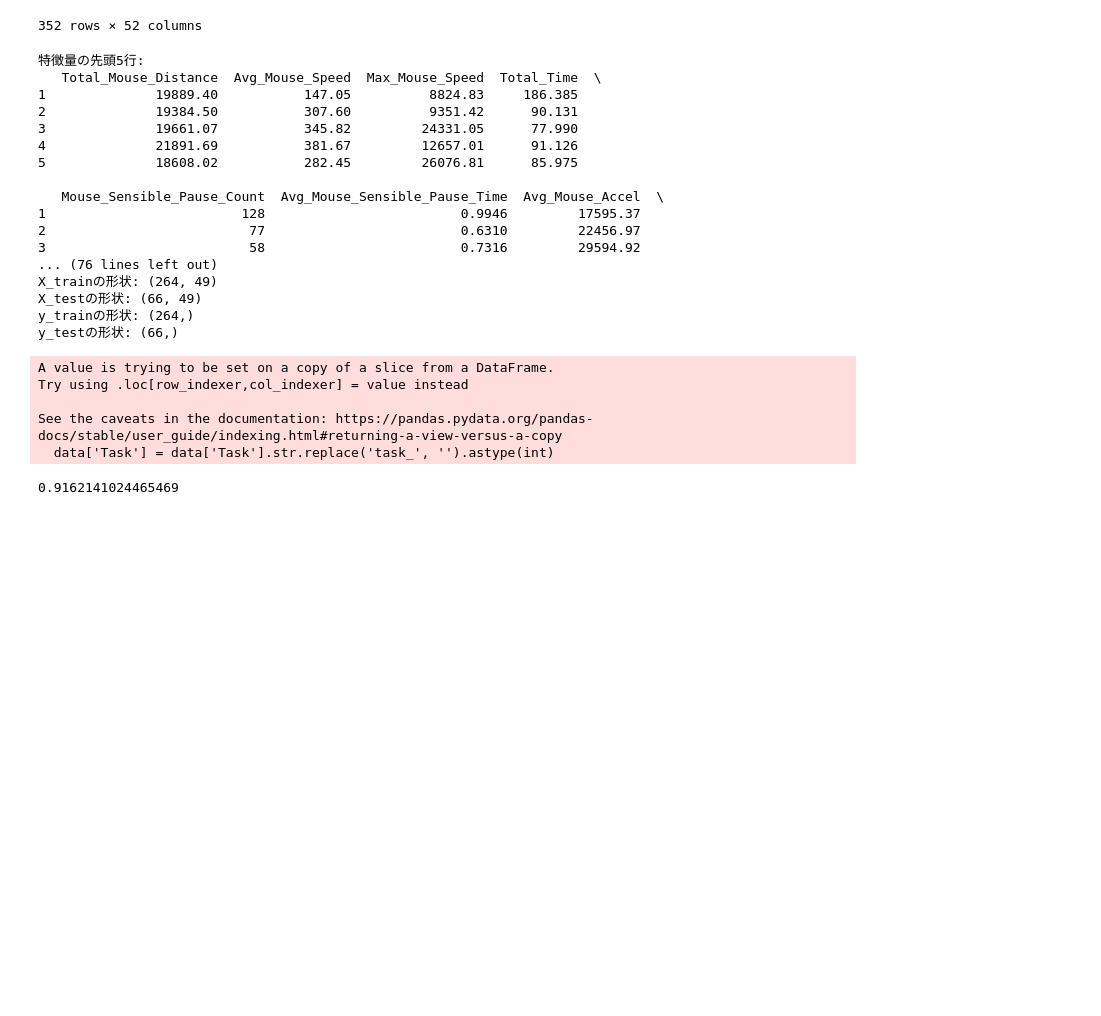
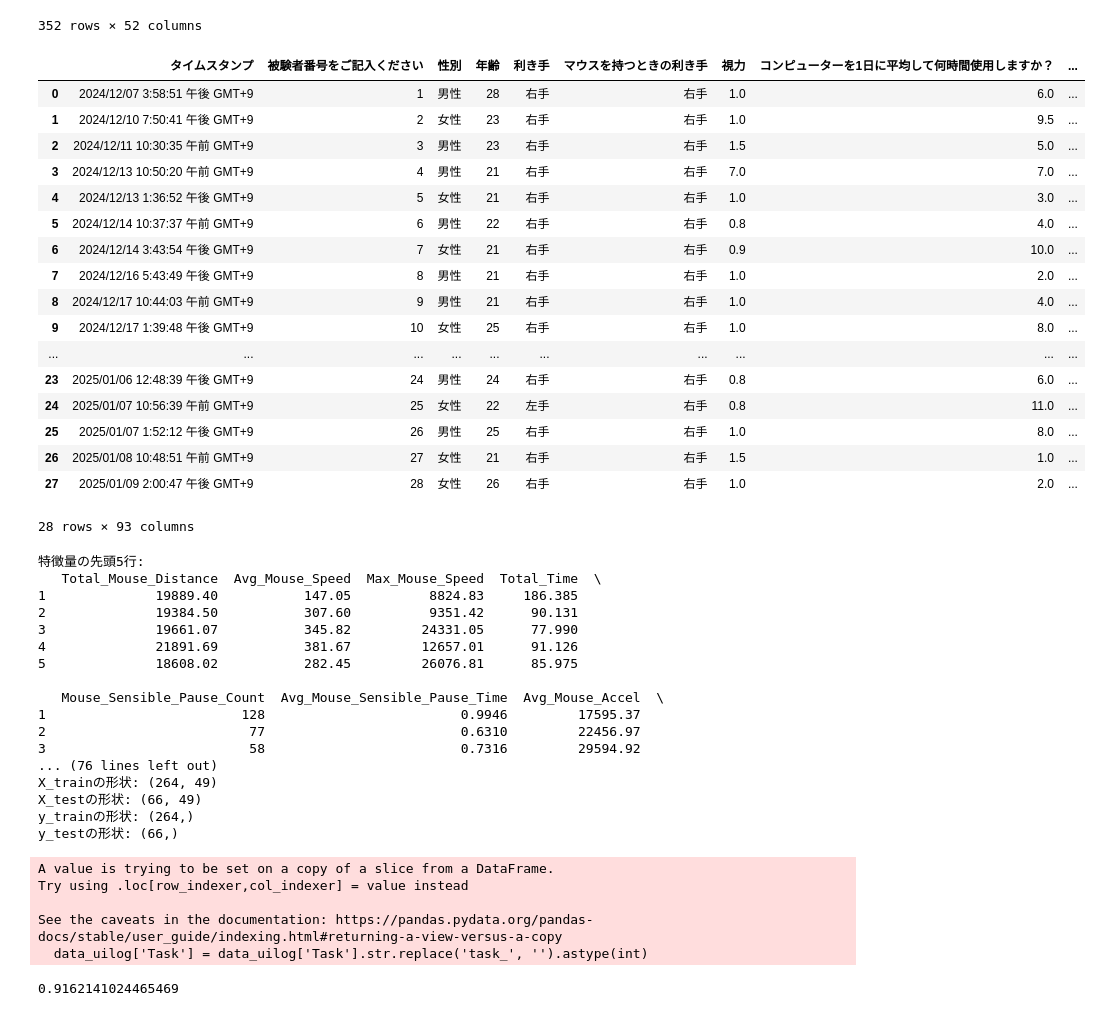
Before and after one commit to RakiPanda/ui-log_ExtractValues, a Jupyter notebook: ui-log_feature_importance.ipynb, the cells around one changed output. Cells and saved outputs as stored; diff of their text form; code cells hidden in the pictures; blank space fills up the shorter version.

```diff
--- a/ui-log_feature_importance.ipynb
+++ b/ui-log_feature_importance.ipynb
@@ -8,11 +8,12 @@ from sklearn.ensemble import RandomForestRegressor
 import shap
 # %%
 # ファイルパス
-file_path = './ui_log_features_main_expt.csv'
+file_path_uilog = './ui_log_features_main_expt.csv'
+file_path_questionnaire = './questionnaire.csv'
 
 # CSVファイルの読み込み
-data = pd.read_csv(file_path)
-data
+data_uilog = pd.read_csv(file_path_uilog)
+data_uilog
 # %% [output]
 |  | Subject | File | Task | Total_Mouse_Distance | Avg_Mouse_Speed | Max_Mouse_Speed | Total_Time | ... |
 | 0 | 5 | ui-log_金_13-12-2024_12-58-44.txt | training | 23639.86 | 293.97 | 137615.41 | 94.590 | ... |
@@ -27,18 +28,40 @@ data
 | 350 | 28 | ui-log_木_9-1-2025_13-56-10.txt | task_14 | 18751.55 | 236.09 | 8602.33 | 125.841 | ... |
 | 351 | 28 | ui-log_木_9-1-2025_13-58-33.txt | task_15 | 19382.82 | 250.70 | 7000.00 | 125.760 | ... |
 352 rows × 52 columns
+# %%
+data_questionnaire = pd.read_csv(file_path_questionnaire)
+data_questionnaire
+# %% [output]
+|  | タイムスタンプ | 被験者番号をご記入ください | 性別 | 年齢 | 利き手 | マウスを持つときの利き手 | 視力 | コンピューターを1日に平均して何時間使用しますか？ | ... |
+| 0 | 2024/12/07 3:58:51 午後 GMT+9 | 1 | 男性 | 28 | 右手 | 右手 | 1.0 | 6.0 | ... |
+| 1 | 2024/12/10 7:50:41 午後 GMT+9 | 2 | 女性 | 23 | 右手 | 右手 | 1.0 | 9.5 | ... |
+| 2 | 2024/12/11 10:30:35 午前 GMT+9 | 3 | 男性 | 23 | 右手 | 右手 | 1.5 | 5.0 | ... |
+| 3 | 2024/12/13 10:50:20 午前 GMT+9 | 4 | 男性 | 21 | 右手 | 右手 | 7.0 | 7.0 | ... |
+| 4 | 2024/12/13 1:36:52 午後 GMT+9 | 5 | 女性 | 21 | 右手 | 右手 | 1.0 | 3.0 | ... |
+| 5 | 2024/12/14 10:37:37 午前 GMT+9 | 6 | 男性 | 22 | 右手 | 右手 | 0.8 | 4.0 | ... |
+| 6 | 2024/12/14 3:43:54 午後 GMT+9 | 7 | 女性 | 21 | 右手 | 右手 | 0.9 | 10.0 | ... |
+| 7 | 2024/12/16 5:43:49 午後 GMT+9 | 8 | 男性 | 21 | 右手 | 右手 | 1.0 | 2.0 | ... |
+| 8 | 2024/12/17 10:44:03 午前 GMT+9 | 9 | 男性 | 21 | 右手 | 右手 | 1.0 | 4.0 | ... |
+| 9 | 2024/12/17 1:39:48 午後 GMT+9 | 10 | 女性 | 25 | 右手 | 右手 | 1.0 | 8.0 | ... |
+| ... | ... | ... | ... | ... | ... | ... | ... | ... | ... |
+| 23 | 2025/01/06 12:48:39 午後 GMT+9 | 24 | 男性 | 24 | 右手 | 右手 | 0.8 | 6.0 | ... |
+| 24 | 2025/01/07 10:56:39 午前 GMT+9 | 25 | 女性 | 22 | 左手 | 右手 | 0.8 | 11.0 | ... |
+| 25 | 2025/01/07 1:52:12 午後 GMT+9 | 26 | 男性 | 25 | 右手 | 右手 | 1.0 | 8.0 | ... |
+| 26 | 2025/01/08 10:48:51 午前 GMT+9 | 27 | 女性 | 21 | 右手 | 右手 | 1.5 | 1.0 | ... |
+| 27 | 2025/01/09 2:00:47 午後 GMT+9 | 28 | 女性 | 26 | 右手 | 右手 | 1.0 | 2.0 | ... |
+28 rows × 93 columns
 # %%
 # "training"の行を除外
-data = data[data['Task'] != 'training']
+data_uilog = data_uilog[data_uilog['Task'] != 'training']
 
 # Task列を数値に変換
-data['Task'] = data['Task'].str.replace('task_', '').astype(int)
+data_uilog['Task'] = data_uilog['Task'].str.replace('task_', '').astype(int)
 
 # 特徴量の選択
-features = data.loc[:, 'Total_Mouse_Distance':]
+features = data_uilog.loc[:, 'Total_Mouse_Distance':]
 
 # ターゲットの設定
-target = data['Task']
+target = data_uilog['Task']
 
 # データの分割
 X_train, X_test, y_train, y_test = train_test_split(features, target, test_size=0.2, random_state=42)
@@ -76,7 +99,7 @@ A value is trying to be set on a copy of a slice from a DataFrame.
 Try using .loc[row_indexer,col_indexer] = value instead
 
 See the caveats in the documentation: https://pandas.pydata.org/pandas-docs/stable/user_guide/indexing.html#returning-a-view-versus-a-copy
-  data['Task'] = data['Task'].str.replace('task_', '').astype(int)
+  data_uilog['Task'] = data_uilog['Task'].str.replace('task_', '').astype(int)
 # %%
 rf = RandomForestRegressor(n_estimators = 100,
                            max_features = 5,
```
Also changed, not shown: 4 other files.
